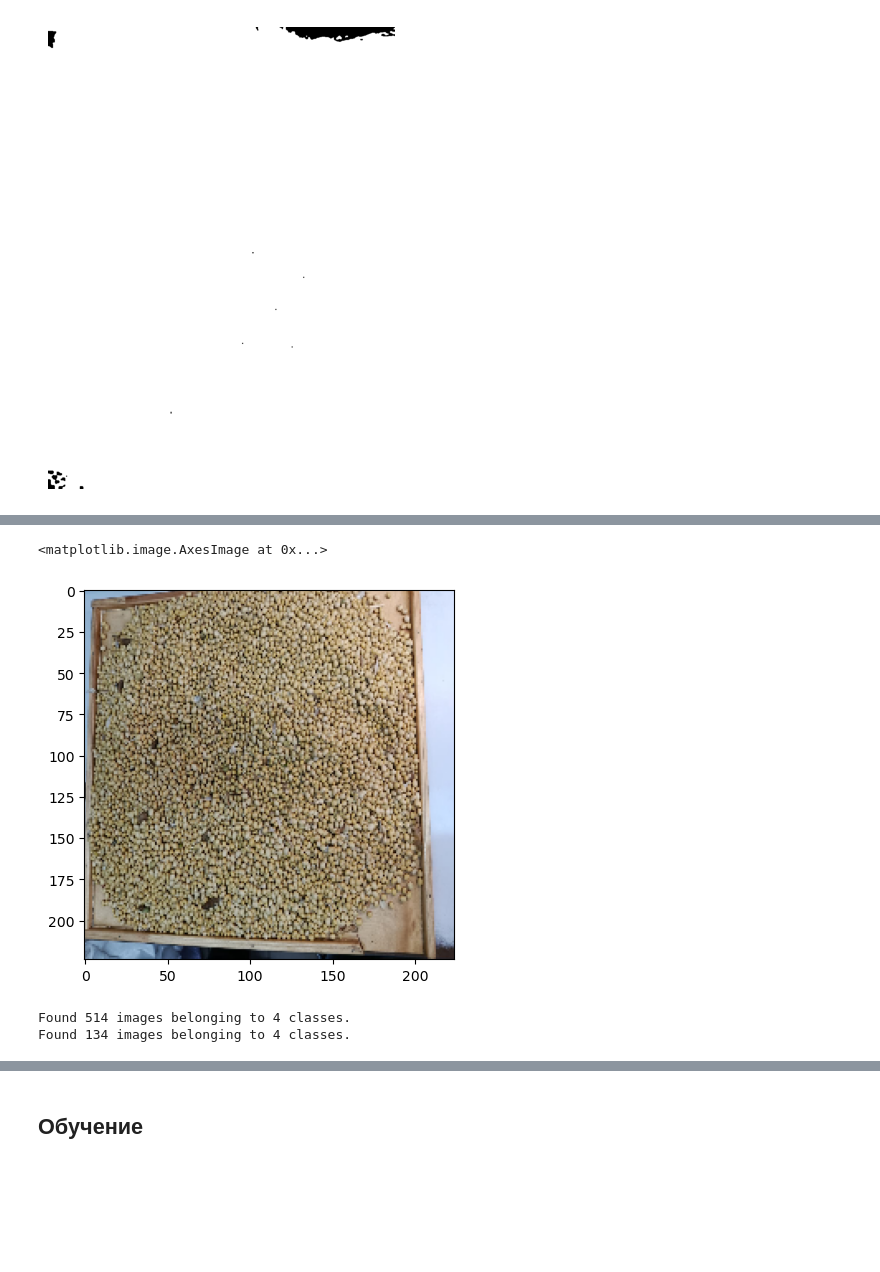
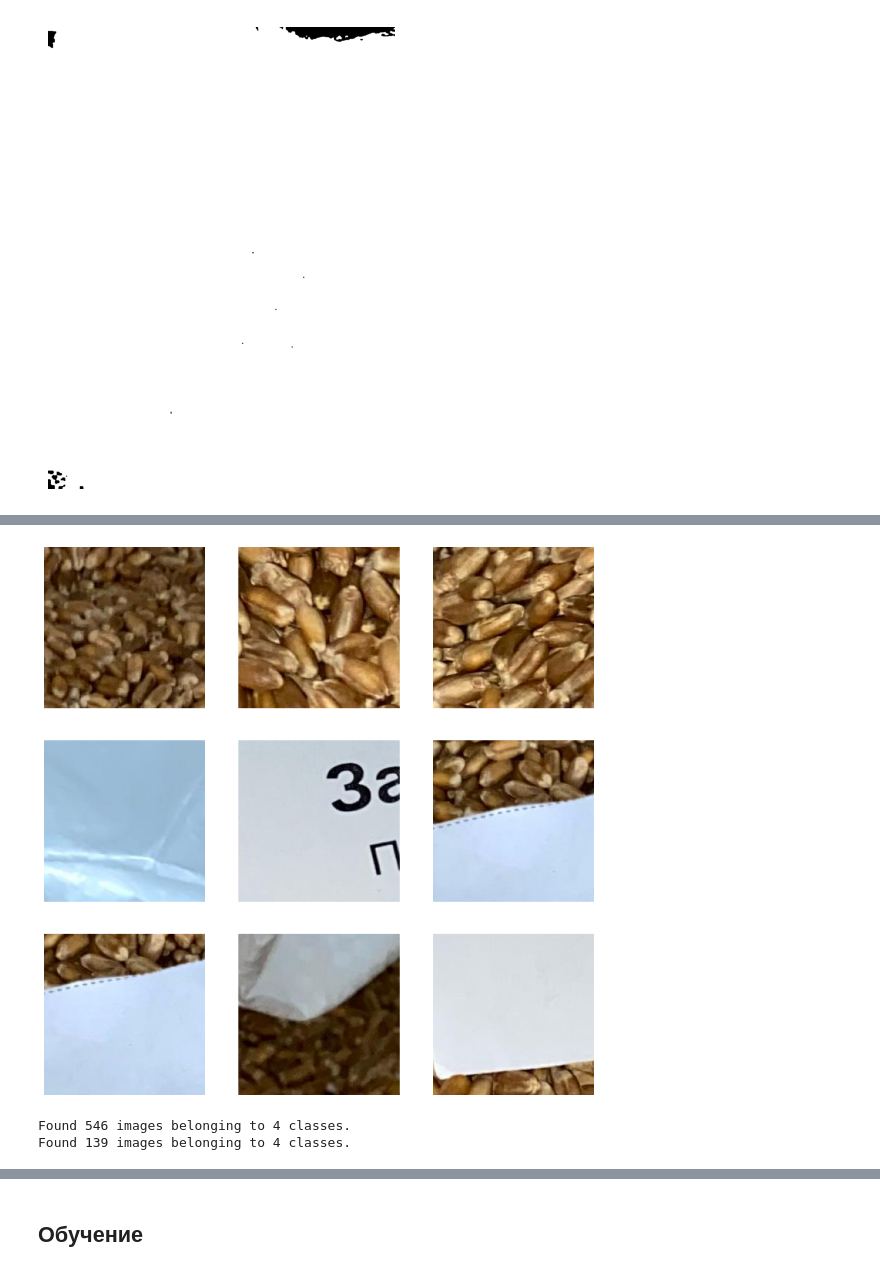
Before and after one commit to hdl0909/classification-of-seeds-by-quality, a Jupyter notebook: model.ipynb, the cells around one changed output, grey strips where cells are left out. Saved outputs shown, nothing was run; the diff lists cells and outputs as text; code cells hidden in the pictures; blank space fills up the shorter version.

```diff
--- a/model.ipynb
+++ b/model.ipynb
@@ -206,9 +196,25 @@ plt.show()
-# %%
-img_path = "data_split/train/bad/photo_24.jpg"
-img = cv2.imread(img_path)
-img = cv2.cvtColor(img, cv2.COLOR_BGR2RGB)
-img = cv2.resize(img, (224, 224))
-plt.imshow(img)
-# %% [output]
-<matplotlib.image.AxesImage at 0x...>
-[figure, removed]
+# %%
+import random
+
+def extract_patches(img, patch_size=(224,224), max_patches=5, min_intensity=10):
+    h, w, _ = img.shape
+    ph, pw = patch_size
+    patches = []
+
+    for _ in range(max_patches * 2):
+        if h <= ph or w <= pw:
+            patch = cv2.resize(img, patch_size)
+            patches.append(patch)
+            continue
+
+        y = random.randint(0, h - ph)
+        x = random.randint(0, w - pw)
+        patch = img[y:y+ph, x:x+pw]
+
+        if patch.mean() > min_intensity:
+            patches.append(patch)
+
+        if len(patches) >= max_patches:
+            break
+
+    return patches
@@ -215 +253,15 @@ plt.imshow(img)
+# %%
+img_path = "data_split/train/bad/photo_0.jpg"
+img = cv2.cvtColor(img, cv2.COLOR_BGR2RGB)
+
+patches = extract_patches(img, patch_size=(224,224), max_patches=9)
+
+plt.figure(figsize=(12, 12))
+for i, patch in enumerate(patches):
+    plt.subplot(3, 3, i+1)
+    plt.imshow(patch)
+    plt.axis("off")
+plt.show()
+# %% [output]
+[figure, added]
 # %%
@@ -252,10 +304,10 @@ def preprocessing_data(train_dir, val_dir, target_size=(224, 224), batch_size=16
 
     return train_gen, val_gen
 # %%
-train_gen, val_gen = preprocessing_data('data_split_oversampled/train', 'data_split_oversampled/val', target_size=(224, 224))
+train_gen, val_gen = preprocessing_data('data_split/train', 'data_split/val', target_size=(224, 224), batch_size=4)
 # %% [output]
-Found 514 images belonging to 4 classes.
-Found 134 images belonging to 4 classes.
+Found 546 images belonging to 4 classes.
+Found 139 images belonging to 4 classes.
 # %%
 labels = train_gen.labels
 class_weights = compute_class_weight(
```
Also changed, not shown: parts of 35 cells of this notebook, 2 other files.
